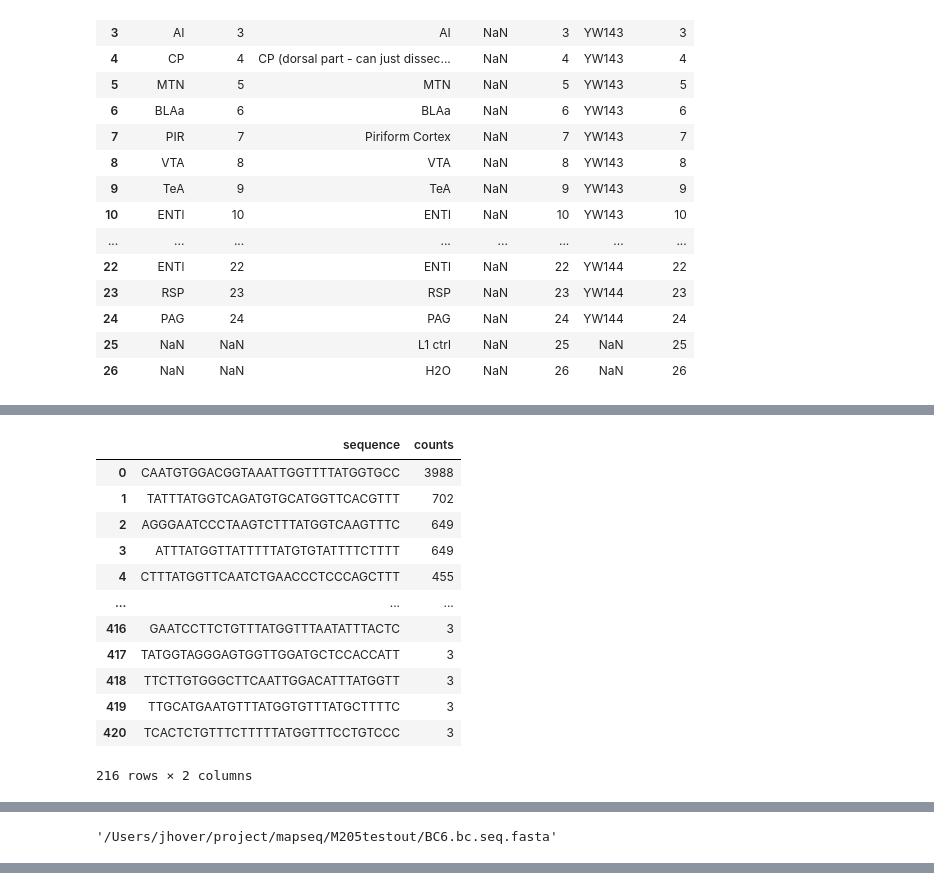
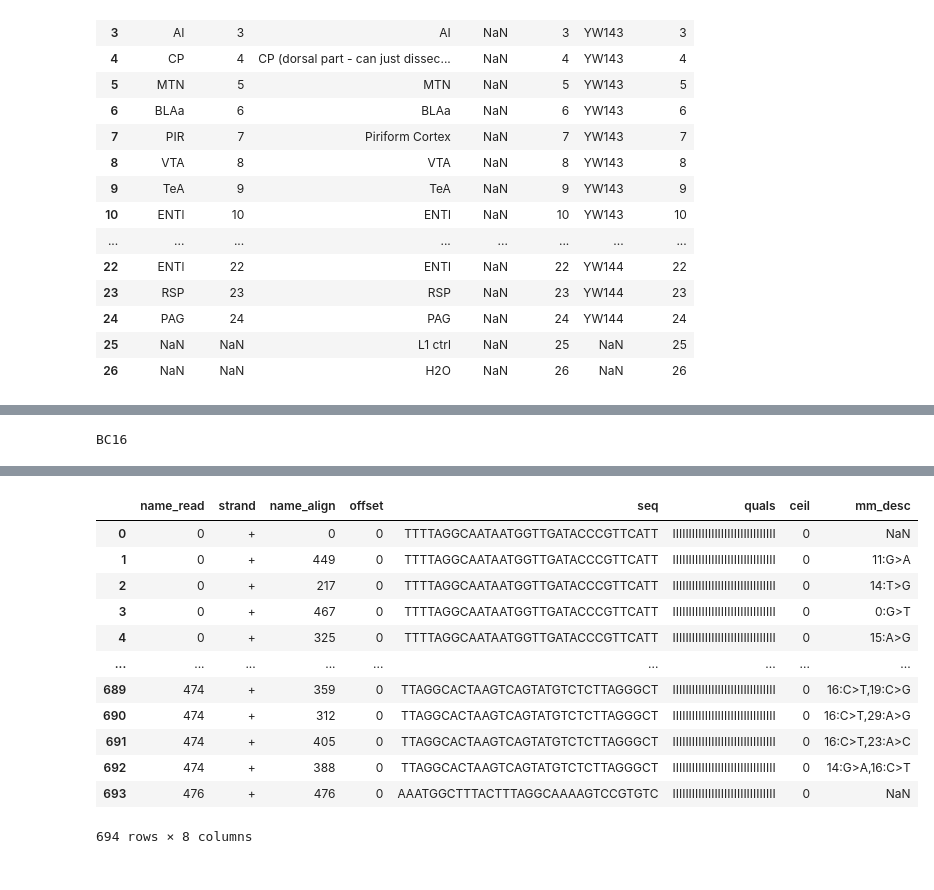
Before and after one commit to ZadorLaboratory/mapseq-processing, a Jupyter notebook: notebooks/MAPseq Processing.ipynb, the cells around one changed output, grey strips where cells are left out. Drawn from its saved outputs; the diff is of its cells as text; code cells hidden in the pictures.

```diff
--- a/notebooks/MAPseq Processing.ipynb
+++ b/notebooks/MAPseq Processing.ipynb
@@ -187,5 +144,23 @@ array([[<AxesSubplot: title={'center': 'logcounts'}>]], dtype=object)
 # %%
-#
-tdf = do_threshold(cp, cdf)
-tdf
+# use last label  as example
+# need to trim again to 32 length!!
+
+reals =[]
+spikes =[]
+lones =[]
+
+for bch in bcolist:
+    outfile = trim_fasta(cp, bch.filename, length=32)
+    df = make_counts_df(cp, outfile, bclabel=bch.label)
+    bch.dataframe = df
+    print(f'{bch.label} {len(df)}')
+    (spikedf, realdf, lonedf) = split_spike_real_lone_barcodes(cp, df)
+    reals.append(realdf)
+    spikes.append(spikedf)
+    lones.append(lonedf)
+    spikedf.to_csv(f'{outdir}/{bch.label}.spike.tsv')
+    realdf.to_csv(f'{outdir}/{bch.label}.real.tsv')
+    lonedf.to_csv(f'{outdir}/{bch.label}.lone.tsv')
+
+print(reals[0])
 # %% [output]
@@ -210,23 +220,13 @@ See the caveats in the documentation: https://pandas.pydata.org/pandas-docs/stab
-# %%
-bcdf = filter_barcodes(cp, tdf)
-bcdf
-# %% [output]
-|  | sequence | counts |
-| 0 | CAATGTGGACGGTAAATTGGTTTTATGGTGCC | 3988 |
-| 1 | TATTTATGGTCAGATGTGCATGGTTCACGTTT | 702 |
-| 2 | AGGGAATCCCTAAGTCTTTATGGTCAAGTTTC | 649 |
-| 3 | ATTTATGGTTATTTTTATGTGTATTTTCTTTT | 649 |
-| 4 | CTTTATGGTTCAATCTGAACCCTCCCAGCTTT | 455 |
-| ... | ... | ... |
-| 416 | GAATCCTTCTGTTTATGGTTTAATATTTACTC | 3 |
-| 417 | TATGGTAGGGAGTGGTTGGATGCTCCACCATT | 3 |
-| 418 | TTCTTGTGGGCTTCAATTGGACATTTATGGTT | 3 |
-| 419 | TTGCATGAATGTTTATGGTGTTTATGCTTTTC | 3 |
-| 420 | TCACTCTGTTTCTTTTTATGGTTTCCTGTCCC | 3 |
-216 rows × 2 columns
 # %%
-bctool = cp.get('bcfasta','tool')
-of = os.path.join(dirname , f'{base}.bc.seq.fasta')
-seqfasta = write_fasta_for_bowtie(cp, bcdf, outfile=of)
-seqfasta
+bch = bcolist[15]
+print(bch.label)
+base = 'BC16'
+aligner = cp.get('bcfasta','tool')
+of = os.path.join(outdir , f'{base}.real.seq.fasta')
+logging.debug(f'make fasta for {aligner} = {of}')
+seqfasta = write_fasta_from_df(cp, realdf, outfile=of)
+of = os.path.join(outdir , f'{base}.real.{aligner}')
+afile = run_bowtie(cp, seqfasta, of, tool=aligner )
+btdf = make_bowtie_df(afile)
+btdf
 # %% [output]
@@ -234 +235 @@ seqfasta
-'/Users/jhover/project/mapseq/M205testout/BC6.bc.seq.fasta'
+BC16
@@ -234,0 +238,13 @@ seqfasta
+|  | name_read | strand | name_align | offset | seq | quals | ceil | mm_desc |
+| 0 | 0 | + | 0 | 0 | TTTTAGGCAATAATGGTTGATACCCGTTCATT | IIIIIIIIIIIIIIIIIIIIIIIIIIIIIIII | 0 | NaN |
+| 1 | 0 | + | 449 | 0 | TTTTAGGCAATAATGGTTGATACCCGTTCATT | IIIIIIIIIIIIIIIIIIIIIIIIIIIIIIII | 0 | 11:G>A |
+| 2 | 0 | + | 217 | 0 | TTTTAGGCAATAATGGTTGATACCCGTTCATT | IIIIIIIIIIIIIIIIIIIIIIIIIIIIIIII | 0 | 14:T>G |
+| 3 | 0 | + | 467 | 0 | TTTTAGGCAATAATGGTTGATACCCGTTCATT | IIIIIIIIIIIIIIIIIIIIIIIIIIIIIIII | 0 | 0:G>T |
+| 4 | 0 | + | 325 | 0 | TTTTAGGCAATAATGGTTGATACCCGTTCATT | IIIIIIIIIIIIIIIIIIIIIIIIIIIIIIII | 0 | 15:A>G |
+| ... | ... | ... | ... | ... | ... | ... | ... | ... |
+| 689 | 474 | + | 359 | 0 | TTAGGCACTAAGTCAGTATGTCTCTTAGGGCT | IIIIIIIIIIIIIIIIIIIIIIIIIIIIIIII | 0 | 16:C>T,19:C>G |
+| 690 | 474 | + | 312 | 0 | TTAGGCACTAAGTCAGTATGTCTCTTAGGGCT | IIIIIIIIIIIIIIIIIIIIIIIIIIIIIIII | 0 | 16:C>T,29:A>G |
+| 691 | 474 | + | 405 | 0 | TTAGGCACTAAGTCAGTATGTCTCTTAGGGCT | IIIIIIIIIIIIIIIIIIIIIIIIIIIIIIII | 0 | 16:C>T,23:A>C |
+| 692 | 474 | + | 388 | 0 | TTAGGCACTAAGTCAGTATGTCTCTTAGGGCT | IIIIIIIIIIIIIIIIIIIIIIIIIIIIIIII | 0 | 14:G>A,16:C>T |
+| 693 | 476 | + | 476 | 0 | AAATGGCTTTACTTTAGGCAAAAGTCCGTGTC | IIIIIIIIIIIIIIIIIIIIIIIIIIIIIIII | 0 | NaN |
+694 rows × 8 columns
```
Also changed, not shown: parts of 10 cells of this notebook, 9 other files.
